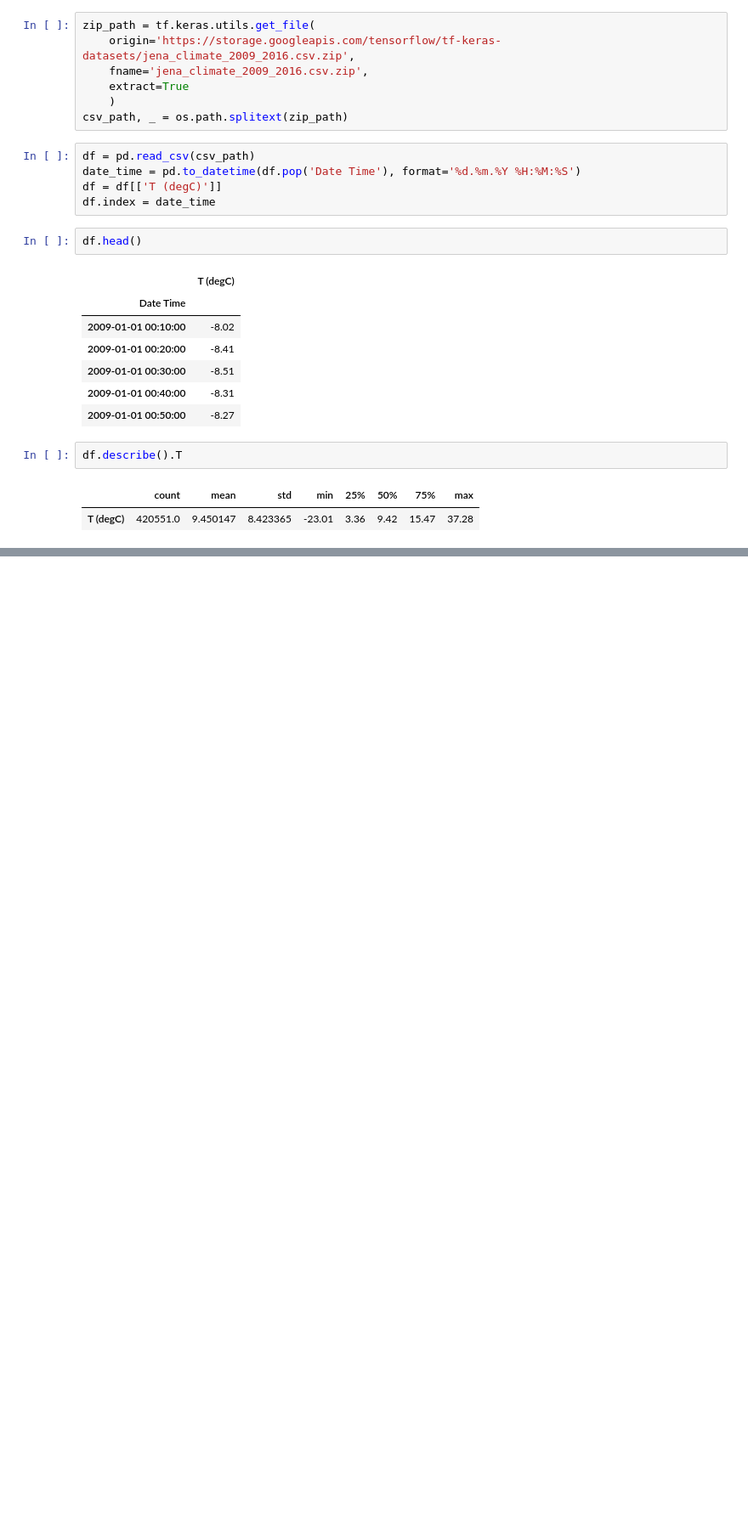
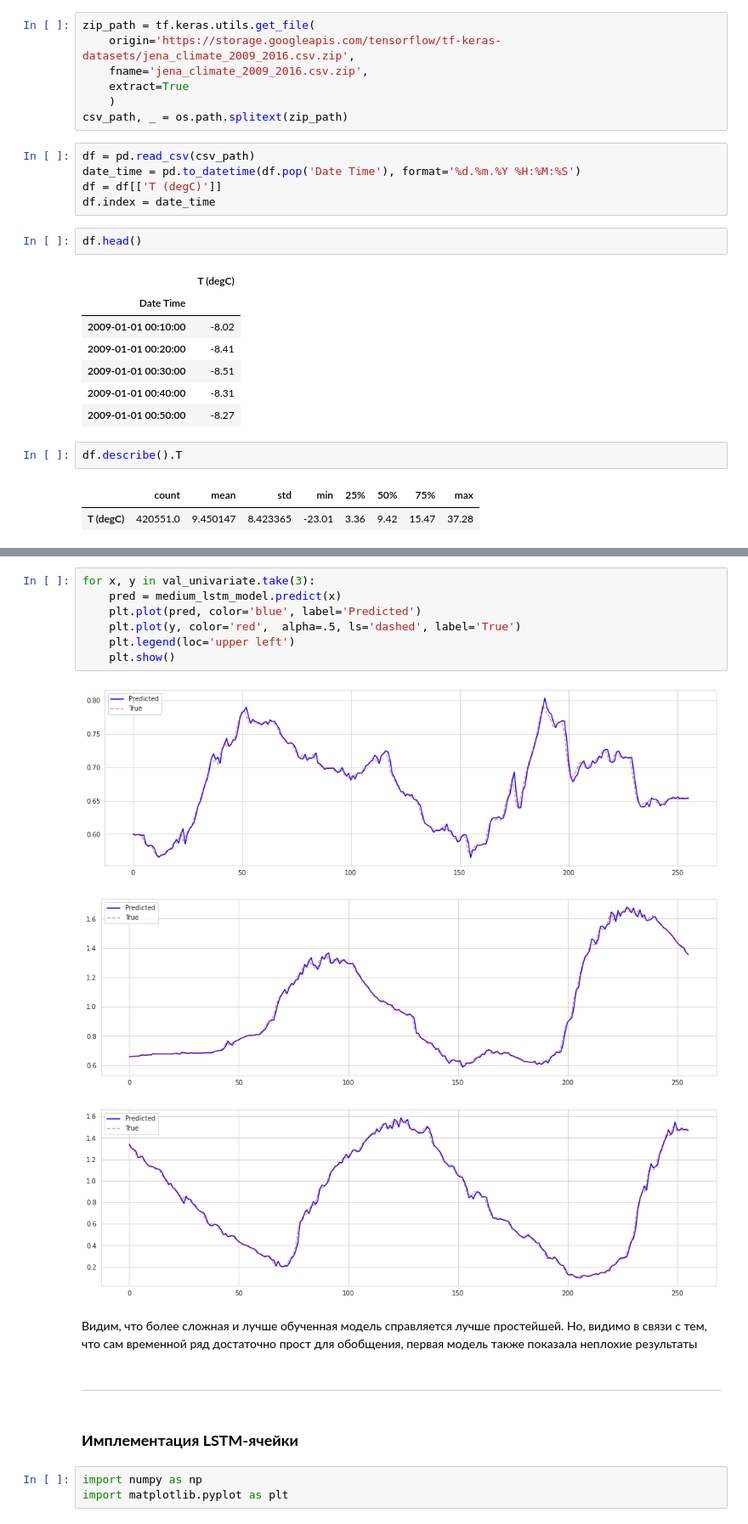
Before and after one commit to dTenebrae/neural_networks, a Jupyter notebook: hw5.ipynb, the cells around one changed output, grey strips where cells are left out. Shown at 85% size. Saved outputs shown, nothing was run; the diff lists cells and outputs as text; blank space fills up the shorter version.

```diff
--- a/hw5.ipynb
+++ b/hw5.ipynb
@@ -315,0 +290,20 @@ medium_lstm_model.compile(optimizer='adam', loss='mae', metrics=['mae'])
+# %%
+for x, y in val_univariate.take(3):
+    pred = medium_lstm_model.predict(x)
+    plt.plot(pred, color='blue', label='Predicted')
+    plt.plot(y, color='red',  alpha=.5, ls='dashed', label='True')
+    plt.legend(loc='upper left')
+    plt.show()
+# %% [output]
+[figure, added]
+[figure, added]
+[figure, added]
+# %% [markdown]
+Видим, что более сложная и лучше обученная модель справляется лучше простейшей. Но, видимо в связи с тем, что сам временной ряд достаточно прост для обобщения, первая модель также показала неплохие результаты
+# %% [markdown]
+___
+# %% [markdown]
+### **Имплементация LSTM-ячейки**
+# %%
+import numpy as np
+import matplotlib.pyplot as plt
```
Also changed, not shown: parts of 58 cells of this notebook.
